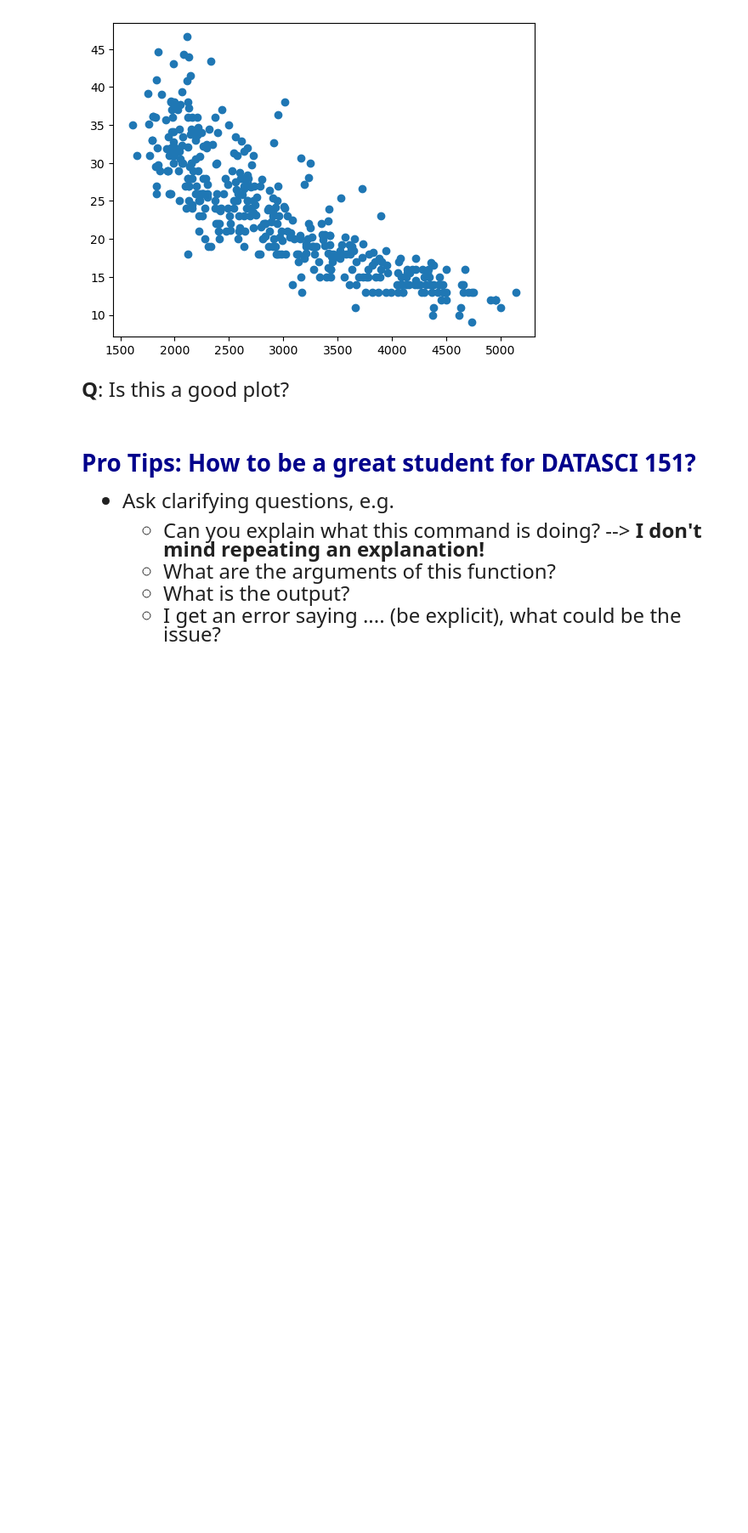
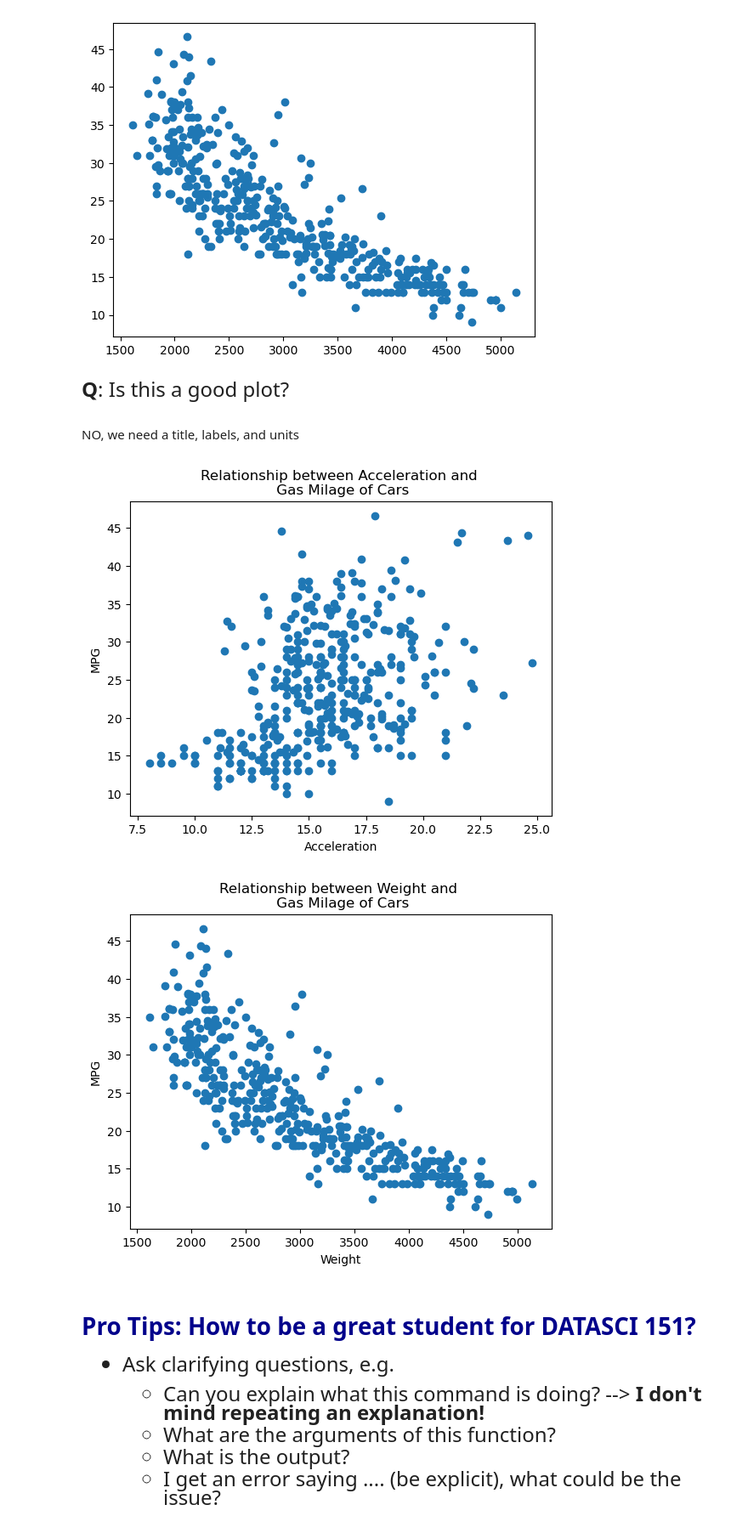
Before and after one commit to SophiaBraskamp/datasci151spring2026, a Jupyter notebook: lecture_02/lecture_02 copy.ipynb, the cells around one changed output. Shown at 85% size. Cells and saved outputs as stored; diff of their text form; code cells hidden in the pictures; blank space fills up the shorter version.

```diff
--- a/lecture_02/lecture_02 copy.ipynb
+++ b/lecture_02/lecture_02 copy.ipynb
@@ -388,3 +359,22 @@ plt.show()
+# %% [markdown]
+NO, we need a title, labels, and units
+# %%
+# Try another scatter plot with x = "acceleration"
+plt.scatter(x = carfeatures['acceleration'], y = carfeatures['mpg'])
+plt.xlabel("Acceleration")
+plt.ylabel("MPG")
+plt.title("Relationship between Acceleration and \n Gas Milage of Cars")
+plt.show() #You must put plt.show to make sure it knows you have two different plots
+
+
+plt.scatter(x = carfeatures['weight'], y = carfeatures['mpg'])
+plt.xlabel("Weight")
+plt.ylabel("MPG")
+plt.title("Relationship between Weight and \n Gas Milage of Cars")
+plt.show()
+# %% [output]
+[figure, added]
+[figure, added]
 # %% [markdown]
 
 
```
Also changed, not shown: parts of 4 cells of this notebook, 1 other file.
